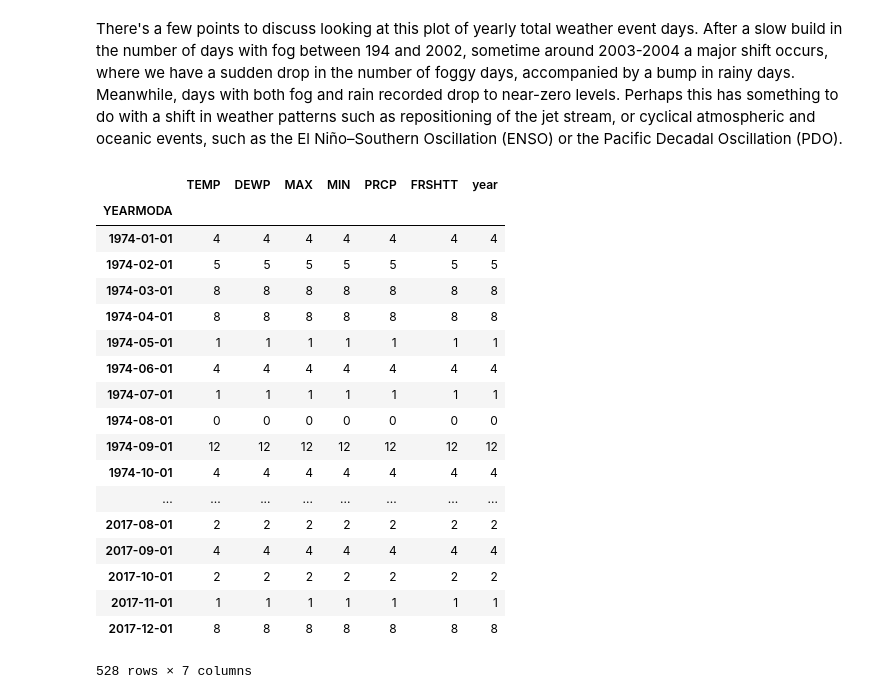
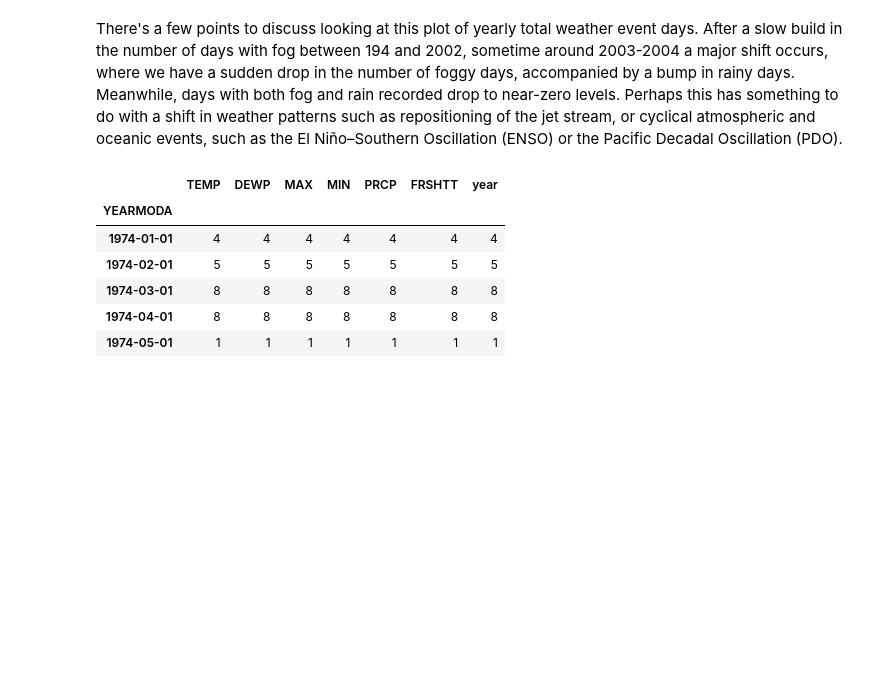
Before and after one commit to cottenplant/predicting-coastal-fog, a Jupyter notebook: june-gloom-analysis.ipynb, the cells around one changed output. Cells and saved outputs as stored; diff of their text form; code cells hidden in the pictures; blank space fills up the shorter version.

```diff
--- a/june-gloom-analysis.ipynb
+++ b/june-gloom-analysis.ipynb
@@ -134,24 +136,12 @@ plt.title('Weather Events by Year (1974 - 2017) source: NOAA', fontsize=28);
 # %% [markdown]
 There's a few points to discuss looking at this plot of yearly total weather event days. After a slow build in the number of days with fog between 194 and 2002, sometime around 2003-2004 a major shift occurs, where we have a sudden drop in the number of foggy days, accompanied by a bump in rainy days. Meanwhile, days with both fog and rain recorded drop to near-zero levels. Perhaps this has something to do with a shift in weather patterns such as repositioning of the jet stream, or cyclical atmospheric and oceanic events, such as the El Niño–Southern Oscillation (ENSO) or the Pacific Decadal Oscillation (PDO).
 # %%
-df_lax['1974':'2017'].loc[df_lax['FRSHTT'] == 100000].resample('MS').count()
+df_lax['1974':'2017'].loc[df_lax['FRSHTT'] == 100000].resample('MS').count().head()
 # %% [output]
 |  | TEMP | DEWP | MAX | MIN | PRCP | FRSHTT | year |
 | YEARMODA |  |  |  |  |  |  |  |
 | 1974-01-01 | 4 | 4 | 4 | 4 | 4 | 4 | 4 |
 | 1974-02-01 | 5 | 5 | 5 | 5 | 5 | 5 | 5 |
 | 1974-03-01 | 8 | 8 | 8 | 8 | 8 | 8 | 8 |
 | 1974-04-01 | 8 | 8 | 8 | 8 | 8 | 8 | 8 |
 | 1974-05-01 | 1 | 1 | 1 | 1 | 1 | 1 | 1 |
-| 1974-06-01 | 4 | 4 | 4 | 4 | 4 | 4 | 4 |
-| 1974-07-01 | 1 | 1 | 1 | 1 | 1 | 1 | 1 |
-| 1974-08-01 | 0 | 0 | 0 | 0 | 0 | 0 | 0 |
-| 1974-09-01 | 12 | 12 | 12 | 12 | 12 | 12 | 12 |
-| 1974-10-01 | 4 | 4 | 4 | 4 | 4 | 4 | 4 |
-| ... | ... | ... | ... | ... | ... | ... | ... |
-| 2017-08-01 | 2 | 2 | 2 | 2 | 2 | 2 | 2 |
-| 2017-09-01 | 4 | 4 | 4 | 4 | 4 | 4 | 4 |
-| 2017-10-01 | 2 | 2 | 2 | 2 | 2 | 2 | 2 |
-| 2017-11-01 | 1 | 1 | 1 | 1 | 1 | 1 | 1 |
-| 2017-12-01 | 8 | 8 | 8 | 8 | 8 | 8 | 8 |
-528 rows × 7 columns
```
Also changed, not shown: parts of 1 cell of this notebook.
